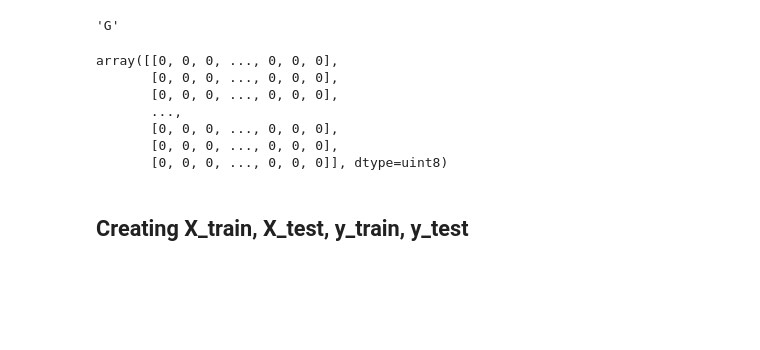
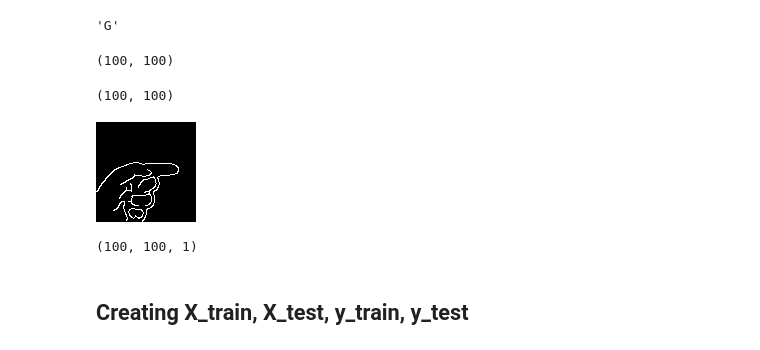
Before and after one commit to pathikg/Real-Time-Sign-Language-Recognition, a Jupyter notebook: SignLangRecongnition.ipynb, the cells around one changed output. Cells and saved outputs as stored; diff of their text form; code cells hidden in the pictures; blank space fills up the shorter version.

```diff
--- a/SignLangRecongnition.ipynb
+++ b/SignLangRecongnition.ipynb
@@ -74,15 +74,23 @@ CATEGORIES[train[0][1]]
 # %% [output]
 'G'
 # %%
-train[0][0]
+train[0][0].shape
 # %% [output]
-array([[0, 0, 0, ..., 0, 0, 0],
-       [0, 0, 0, ..., 0, 0, 0],
-       [0, 0, 0, ..., 0, 0, 0],
-       ...,
-       [0, 0, 0, ..., 0, 0, 0],
-       [0, 0, 0, ..., 0, 0, 0],
-       [0, 0, 0, ..., 0, 0, 0]], dtype=uint8)
+(100, 100)
+# %%
+img = train[0][0]
+img.shape
+# %% [output]
+(100, 100)
+# %%
+cv2_imshow(img)
+# %% [output]
+[figure, added]
+# %%
+img = np.expand_dims(img, axis=2)
+img.shape
+# %% [output]
+(100, 100, 1)
 # %% [markdown]
 ## Creating X_train, X_test, y_train, y_test
 # %%
```
Also changed, not shown: parts of 17 cells of this notebook.
